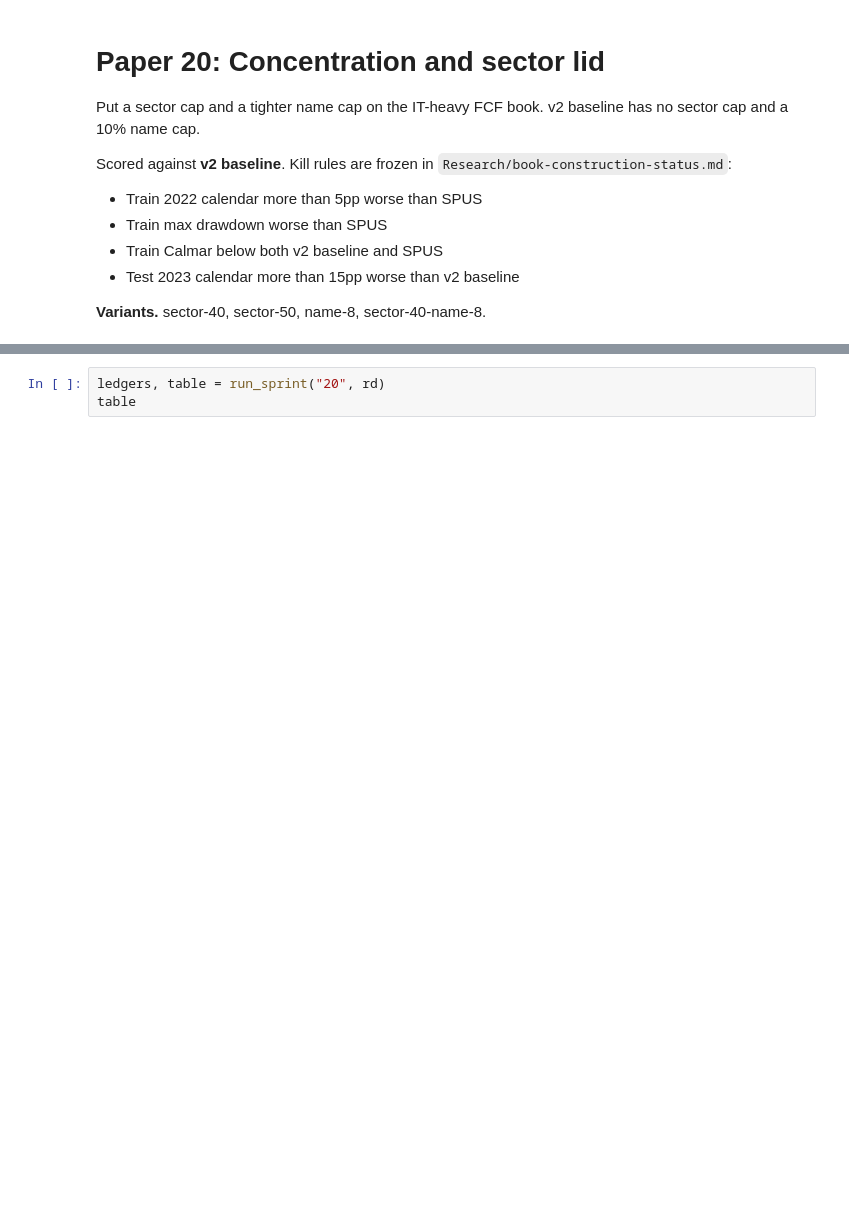
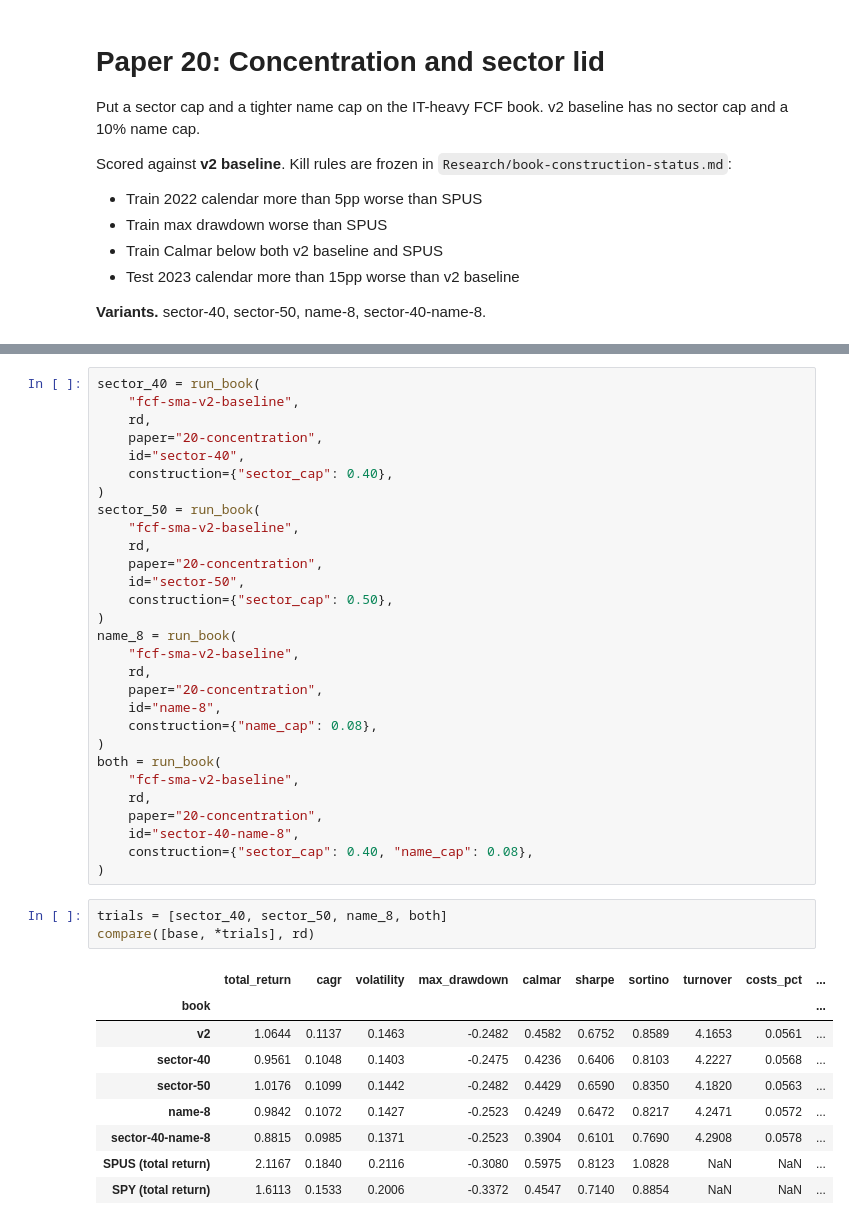
Before and after one commit to Monterey-Finance/Monterey-Finance, a Jupyter notebook: Research/papers/20-concentration/code.ipynb, the cells around one changed output, grey strips where cells are left out. Cells and saved outputs as stored; diff of their text form; blank space fills up the shorter version.

```diff
--- a/Research/papers/20-concentration/code.ipynb
+++ b/Research/papers/20-concentration/code.ipynb
@@ -39,4 +57,43 @@ print("snapshot", rd.manifest.get("hash"))
-# %%
-ledgers, table = run_sprint("20", rd)
-table
+# %%
+sector_40 = run_book(
+    "fcf-sma-v2-baseline",
+    rd,
+    paper="20-concentration",
+    id="sector-40",
+    construction={"sector_cap": 0.40},
+)
+sector_50 = run_book(
+    "fcf-sma-v2-baseline",
+    rd,
+    paper="20-concentration",
+    id="sector-50",
+    construction={"sector_cap": 0.50},
+)
+name_8 = run_book(
+    "fcf-sma-v2-baseline",
+    rd,
+    paper="20-concentration",
+    id="name-8",
+    construction={"name_cap": 0.08},
+)
+both = run_book(
+    "fcf-sma-v2-baseline",
+    rd,
+    paper="20-concentration",
+    id="sector-40-name-8",
+    construction={"sector_cap": 0.40, "name_cap": 0.08},
+)
+# %%
+trials = [sector_40, sector_50, name_8, both]
+compare([base, *trials], rd)
+# %% [output]
+|  | total_return | cagr | volatility | max_drawdown | calmar | sharpe | sortino | turnover | costs_pct | ... |
+| book |  |  |  |  |  |  |  |  |  | ... |
+| v2 | 1.0644 | 0.1137 | 0.1463 | -0.2482 | 0.4582 | 0.6752 | 0.8589 | 4.1653 | 0.0561 | ... |
+| sector-40 | 0.9561 | 0.1048 | 0.1403 | -0.2475 | 0.4236 | 0.6406 | 0.8103 | 4.2227 | 0.0568 | ... |
+| sector-50 | 1.0176 | 0.1099 | 0.1442 | -0.2482 | 0.4429 | 0.6590 | 0.8350 | 4.1820 | 0.0563 | ... |
+| name-8 | 0.9842 | 0.1072 | 0.1427 | -0.2523 | 0.4249 | 0.6472 | 0.8217 | 4.2471 | 0.0572 | ... |
+| sector-40-name-8 | 0.8815 | 0.0985 | 0.1371 | -0.2523 | 0.3904 | 0.6101 | 0.7690 | 4.2908 | 0.0578 | ... |
+| SPUS (total return) | 2.1167 | 0.1840 | 0.2116 | -0.3080 | 0.5975 | 0.8123 | 1.0828 | NaN | NaN | ... |
+| SPY (total return) | 1.6113 | 0.1533 | 0.2006 | -0.3372 | 0.4547 | 0.7140 | 0.8854 | NaN | NaN | ... |
 # %%
```
Also changed, not shown: parts of 6 cells of this notebook, 3 other files.
